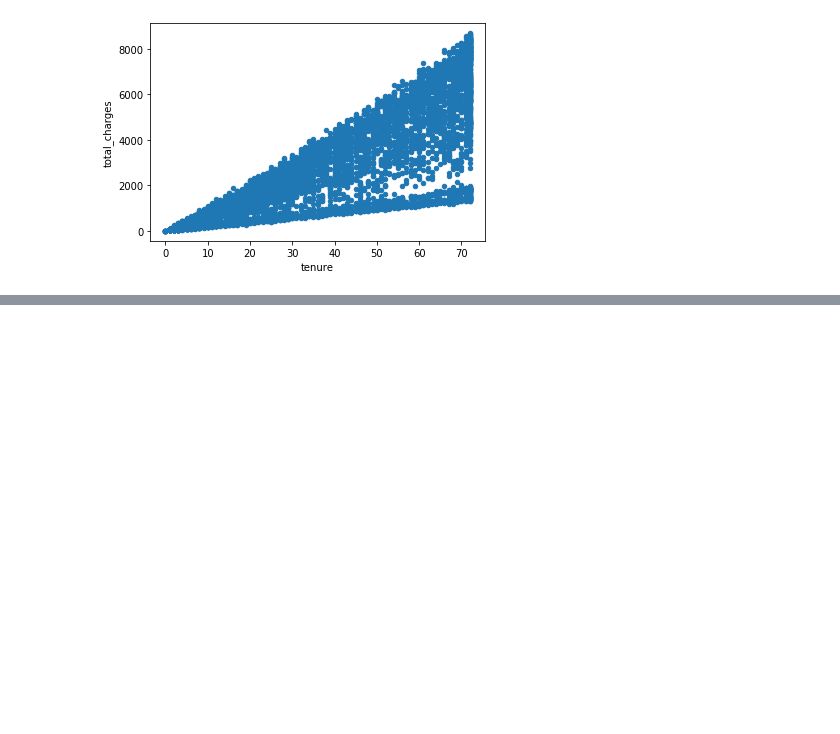
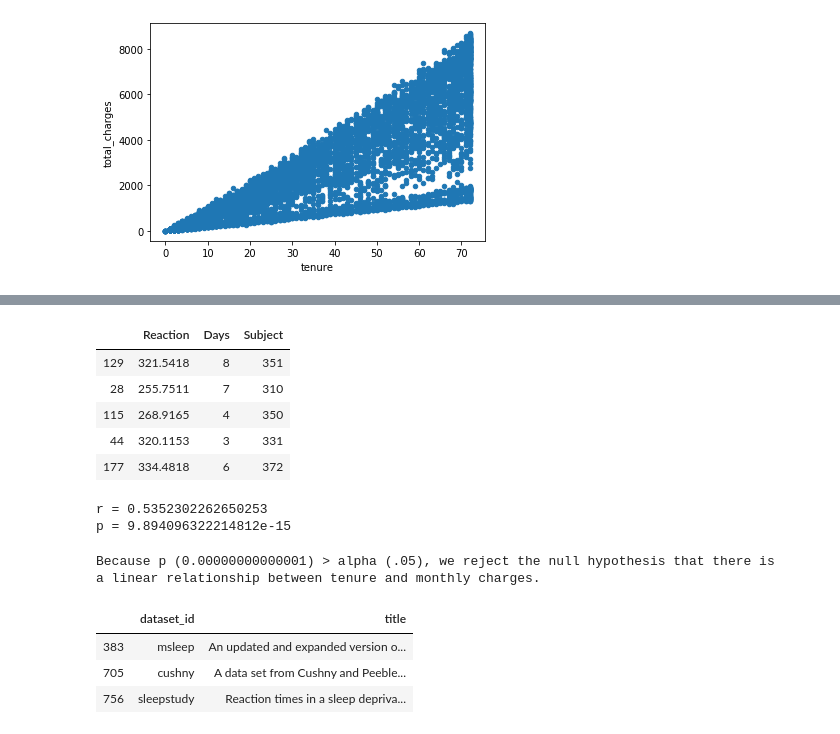
Before and after one commit to chasethompson/statistics_exercises, a Jupyter notebook: hypothesis_testing.ipynb, the cells around one changed output, grey strips where cells are left out. Saved outputs shown, nothing was run; the diff lists cells and outputs as text; code cells hidden in the pictures; blank space fills up the shorter version.

```diff
--- a/hypothesis_testing.ipynb
+++ b/hypothesis_testing.ipynb
@@ -619,0 +829,39 @@ customers[customers.contract_type_id == '1']
+# %%
+sleep = data('sleepstudy')
+
+sleep.sample(5)
+# %% [output]
+|  | Reaction | Days | Subject |
+| 129 | 321.5418 | 8 | 351 |
+| 28 | 255.7511 | 7 | 310 |
+| 115 | 268.9165 | 4 | 350 |
+| 44 | 320.1153 | 3 | 331 |
+| 177 | 334.4818 | 6 | 372 |
+# %%
+x = sleep.Days
+y = sleep.Reaction
+
+r, p = stats.pearsonr(x, y)
+
+print('r =', r)
+print('p =', p)
+# %% [output]
+r = 0.5352302262650253
+p = 9.894096322214812e-15
+# %%
+print(f'''
+Because p ({p:.14f}) > alpha (.05), we reject the null hypothesis that there is
+a linear relationship between tenure and monthly charges.
+''')
+# %% [output]
+Because p (0.00000000000001) > alpha (.05), we reject the null hypothesis that there is
+a linear relationship between tenure and monthly charges.
+# %%
+# To see all datasets with sleep in the dataset_id
+df = data()
+df[df.title.str.contains("sleep")]
+# %% [output]
+|  | dataset_id | title |
+| 383 | msleep | An updated and expanded version o... |
+| 705 | cushny | A data set from Cushny and Peeble... |
+| 756 | sleepstudy | Reaction times in a sleep depriva... |
```
Also changed, not shown: parts of 41 cells of this notebook.
